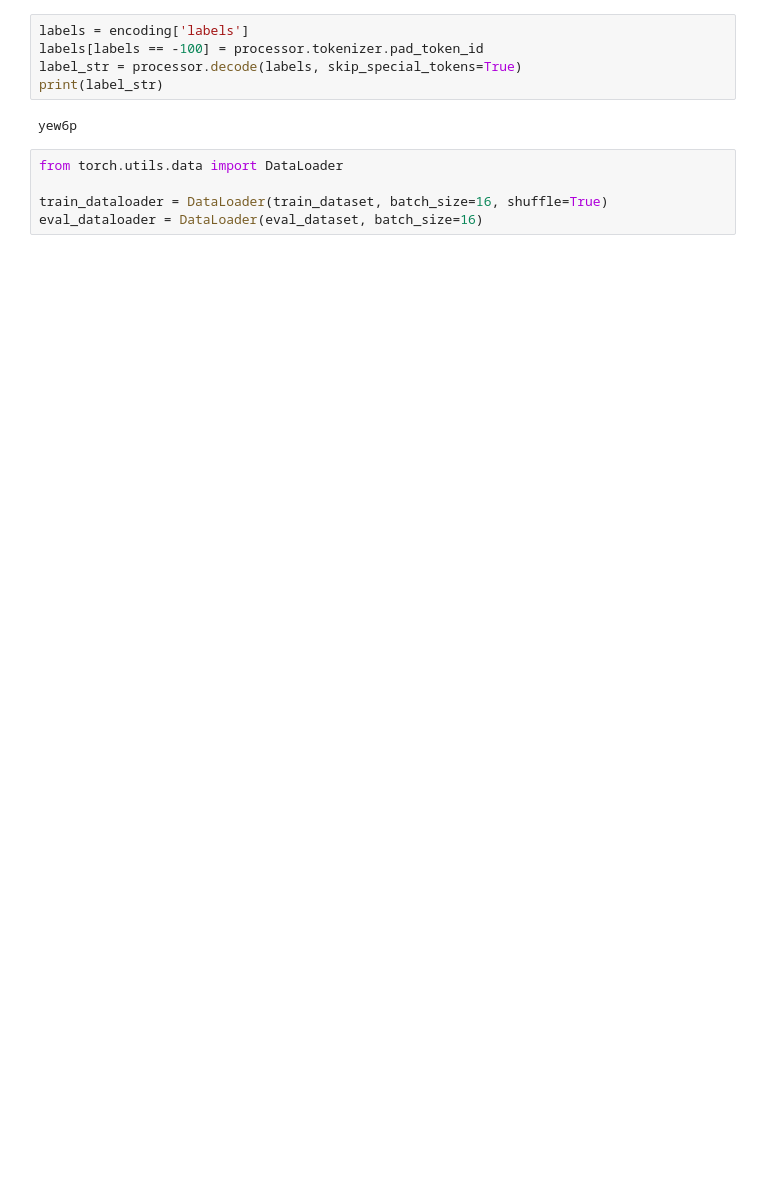
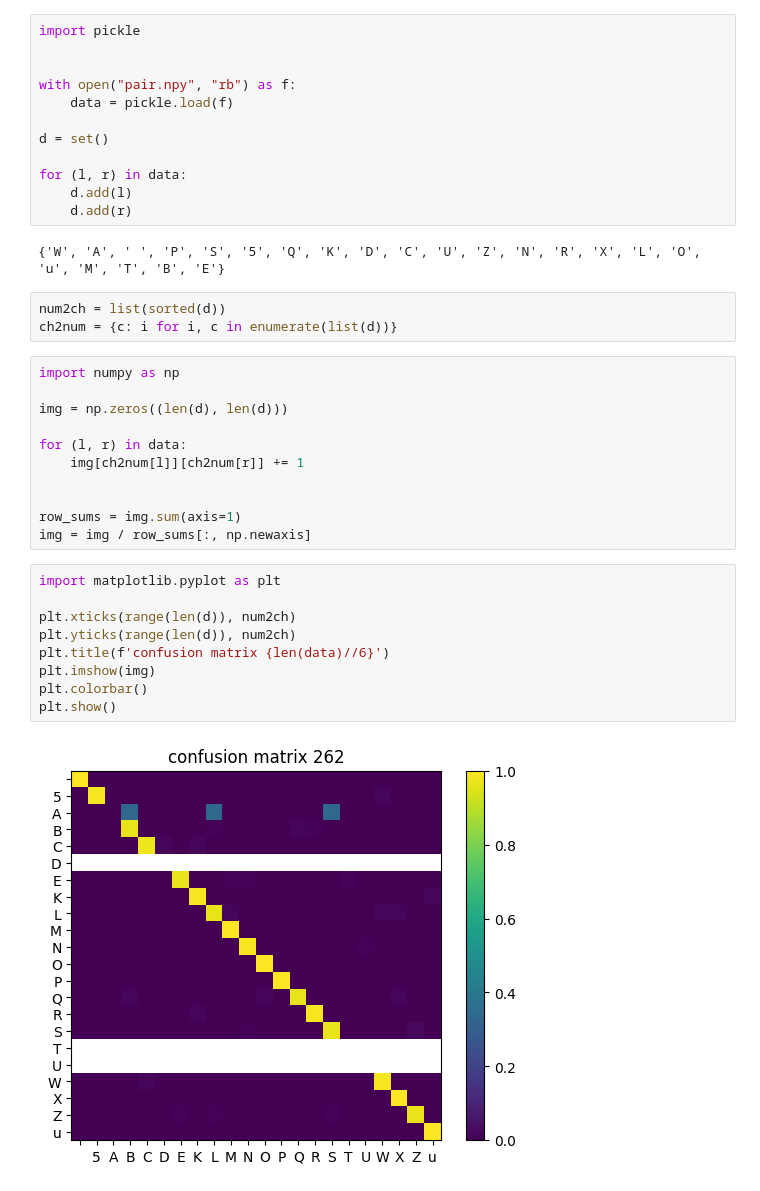
Before and after one commit to ha4219/transformer-captcha, a Jupyter notebook: main.ipynb, the cells around one changed output. Drawn from its saved outputs; the diff is of its cells as text; blank space fills up the shorter version.

```diff
--- a/main.ipynb
+++ b/main.ipynb
@@ -65,12 +1,39 @@ image
-# %%
-labels = encoding['labels']
-labels[labels == -100] = processor.tokenizer.pad_token_id
-label_str = processor.decode(labels, skip_special_tokens=True)
-print(label_str)
-# %% [output]
-yew6p
-# %%
-from torch.utils.data import DataLoader
-
-train_dataloader = DataLoader(train_dataset, batch_size=16, shuffle=True)
-eval_dataloader = DataLoader(eval_dataset, batch_size=16)
+# %%
+import pickle
+
+
+with open("pair.npy", "rb") as f:
+    data = pickle.load(f)
+
+d = set()
+
+for (l, r) in data:
+    d.add(l)
+    d.add(r)
+# %% [output]
+{'W', 'A', ' ', 'P', 'S', '5', 'Q', 'K', 'D', 'C', 'U', 'Z', 'N', 'R', 'X', 'L', 'O', 'u', 'M', 'T', 'B', 'E'}
+# %%
+num2ch = list(sorted(d))
+ch2num = {c: i for i, c in enumerate(list(d))}
+# %%
+import numpy as np
+
+img = np.zeros((len(d), len(d)))
+
+for (l, r) in data:
+    img[ch2num[l]][ch2num[r]] += 1
+
+
+row_sums = img.sum(axis=1)
+img = img / row_sums[:, np.newaxis]
+# %%
+import matplotlib.pyplot as plt
+
+plt.xticks(range(len(d)), num2ch)
+plt.yticks(range(len(d)), num2ch)
+plt.title(f'confusion matrix {len(data)//6}')
+plt.imshow(img)
+plt.colorbar()
+plt.show()
+# %% [output]
+[figure, added]
```
Also changed, not shown: parts of 13 cells of this notebook, 2 other files.
